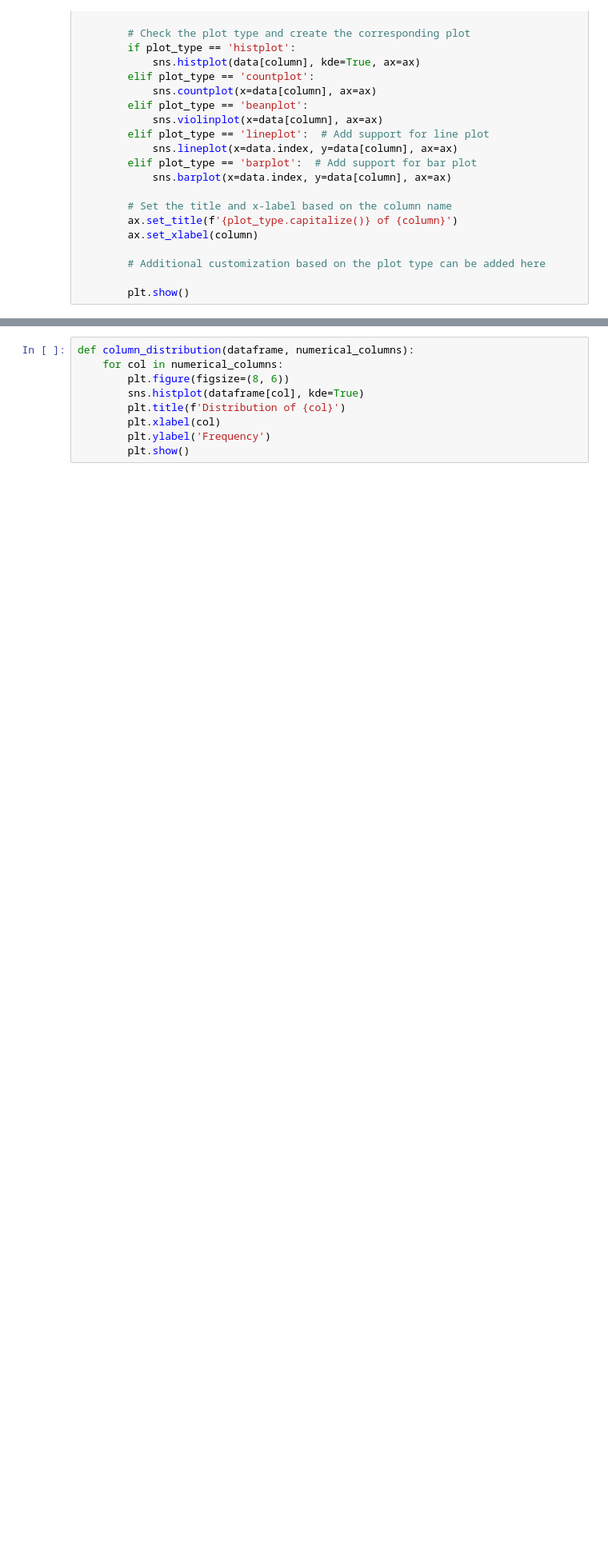
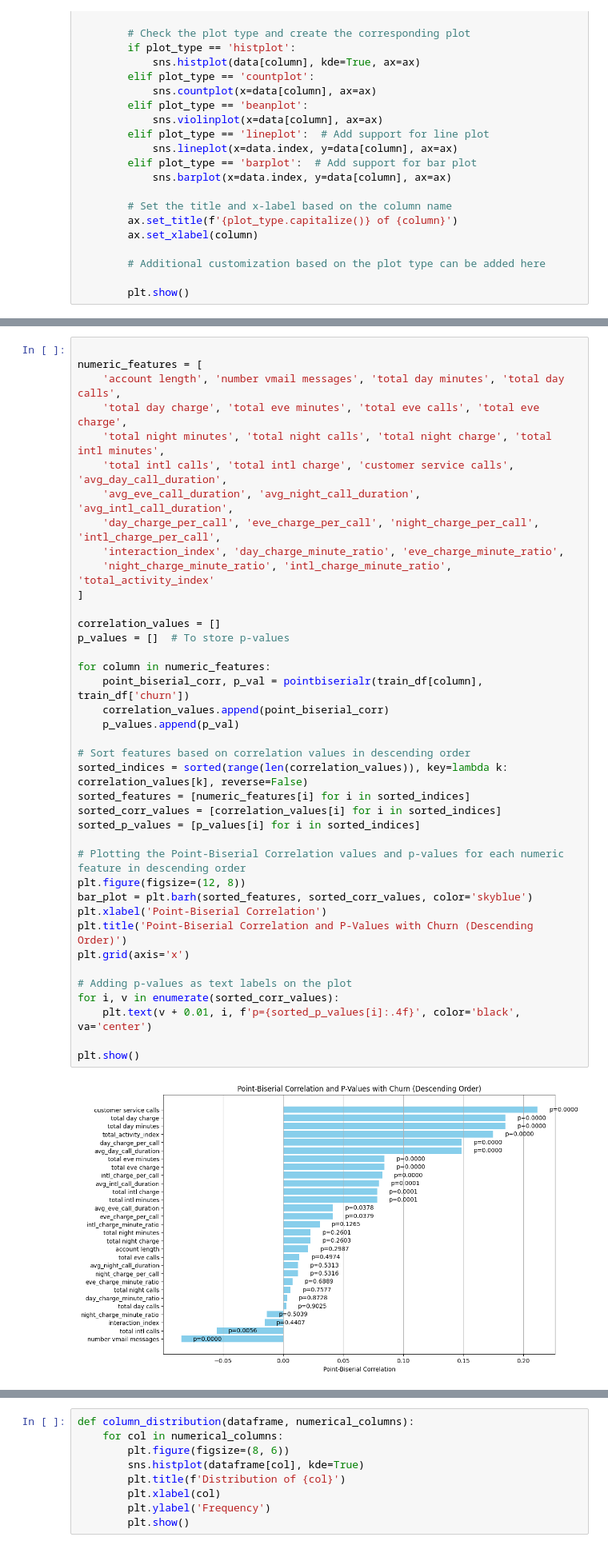
Before and after one commit to robbymumo/Phase-3-Project, a Jupyter notebook: index.ipynb, the cells around one changed output, grey strips where cells are left out. Shown at 80% size. Saved outputs shown, nothing was run; the diff lists cells and outputs as text; blank space fills up the shorter version.

```diff
--- a/index.ipynb
+++ b/index.ipynb
@@ -265,0 +657,41 @@ numerical_columns = [
+# %%
+
+numeric_features = [
+    'account length', 'number vmail messages', 'total day minutes', 'total day calls',
+    'total day charge', 'total eve minutes', 'total eve calls', 'total eve charge',
+    'total night minutes', 'total night calls', 'total night charge', 'total intl minutes',
+    'total intl calls', 'total intl charge', 'customer service calls', 'avg_day_call_duration',
+    'avg_eve_call_duration', 'avg_night_call_duration', 'avg_intl_call_duration',
+    'day_charge_per_call', 'eve_charge_per_call', 'night_charge_per_call', 'intl_charge_per_call',
+    'interaction_index', 'day_charge_minute_ratio', 'eve_charge_minute_ratio',
+    'night_charge_minute_ratio', 'intl_charge_minute_ratio', 'total_activity_index'
+]
+
+correlation_values = []
+p_values = []  # To store p-values
+
+for column in numeric_features:
+    point_biserial_corr, p_val = pointbiserialr(train_df[column], train_df['churn'])
+    correlation_values.append(point_biserial_corr)
+    p_values.append(p_val)
+
+# Sort features based on correlation values in descending order
+sorted_indices = sorted(range(len(correlation_values)), key=lambda k: correlation_values[k], reverse=False)
+sorted_features = [numeric_features[i] for i in sorted_indices]
+sorted_corr_values = [correlation_values[i] for i in sorted_indices]
+sorted_p_values = [p_values[i] for i in sorted_indices]
+
+# Plotting the Point-Biserial Correlation values and p-values for each numeric feature in descending order
+plt.figure(figsize=(12, 8))
+bar_plot = plt.barh(sorted_features, sorted_corr_values, color='skyblue')
+plt.xlabel('Point-Biserial Correlation')
+plt.title('Point-Biserial Correlation and P-Values with Churn (Descending Order)')
+plt.grid(axis='x')
+
+# Adding p-values as text labels on the plot
+for i, v in enumerate(sorted_corr_values):
+    plt.text(v + 0.01, i, f'p={sorted_p_values[i]:.4f}', color='black', va='center')
+
+plt.show()
+# %% [output]
+[figure, added]
```
Also changed, not shown: parts of 266 cells of this notebook, 3 other files.
